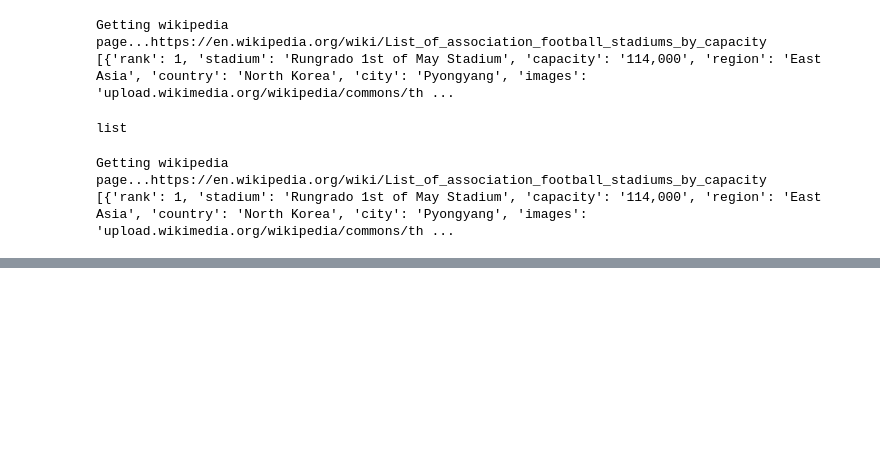
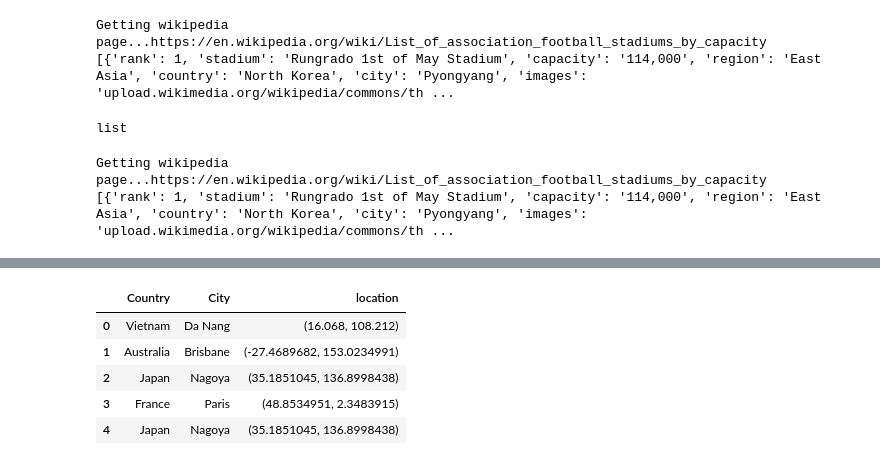
Before and after one commit to hauct/de-football-analytics-, a Jupyter notebook: pipelines/wikipedia_pipelines.ipynb, the cells around one changed output, grey strips where cells are left out. Drawn from its saved outputs; the diff is of its cells as text; code cells hidden in the pictures; blank space fills up the shorter version.

```diff
--- a/pipelines/wikipedia_pipelines.ipynb
+++ b/pipelines/wikipedia_pipelines.ipynb
@@ -140,3 +140,41 @@ pd.DataFrame(data).head()
 | 2 | 3 | Ohio Stadium | 102,780 | North America | United States | Columbus, Ohio | upload.wikimedia.org/wikipedia/co... | Ohio State Buckeyes football |
 | 3 | 4 | Melbourne Cricket Ground | 100,024 | Oceania | Australia | Melbourne, Victoria | upload.wikimedia.org/wikipedia/co... | Australia national cricket team, ... |
 | 4 | 5 | Camp Nou | 99,354 | Europe | Spain | Barcelona, Catalonia | upload.wikimedia.org/wikipedia/co... | FC Barcelona |
+# %%
+def get_lat_long(country, city):
+    geolocator = Nominatim(user_agent='ab_test')
+    location = geolocator.geocode(f'{city}, {country}')
+
+    if location:
+        return location.latitude, location.longitude
+
+    return None
+# %%
+import pandas as pd
+import random
+
+# Danh sách các quốc gia và thành phố tương ứng
+data = {
+    'Vietnam': ['Hanoi', 'Ho Chi Minh City', 'Da Nang'],
+    'USA': ['New York', 'Los Angeles', 'Chicago'],
+    'Australia': ['Sydney', 'Melbourne', 'Brisbane'],
+    'Japan': ['Tokyo', 'Osaka', 'Nagoya'],
+    'France': ['Paris', 'Lyon', 'Marseille']
+}
+
+# Tạo danh sách ngẫu nhiên các quốc gia và thành phố
+countries = []
+cities = []
+for _ in range(10):
+    country = random.choice(list(data.keys()))
+    city = random.choice(data[country])
+    countries.append(country)
+    cities.append(city)
+
+# Tạo DataFrame
+df = pd.DataFrame({
+    'Country': countries,
+    'City': cities
+})
+
+print(df)
@@ -142,0 +193,10 @@ pd.DataFrame(data).head()
+# %%
+df['location']=df.apply(lambda x: get_lat_long(x['Country'], x['City']), axis=1)
+df.head()
+# %% [output]
+|  | Country | City | location |
+| 0 | Vietnam | Da Nang | (16.068, 108.212) |
+| 1 | Australia | Brisbane | (-27.4689682, 153.0234991) |
+| 2 | Japan | Nagoya | (35.1851045, 136.8998438) |
+| 3 | France | Paris | (48.8534951, 2.3483915) |
+| 4 | Japan | Nagoya | (35.1851045, 136.8998438) |
```
Also changed, not shown: parts of 2 cells of this notebook, 2 other files.
